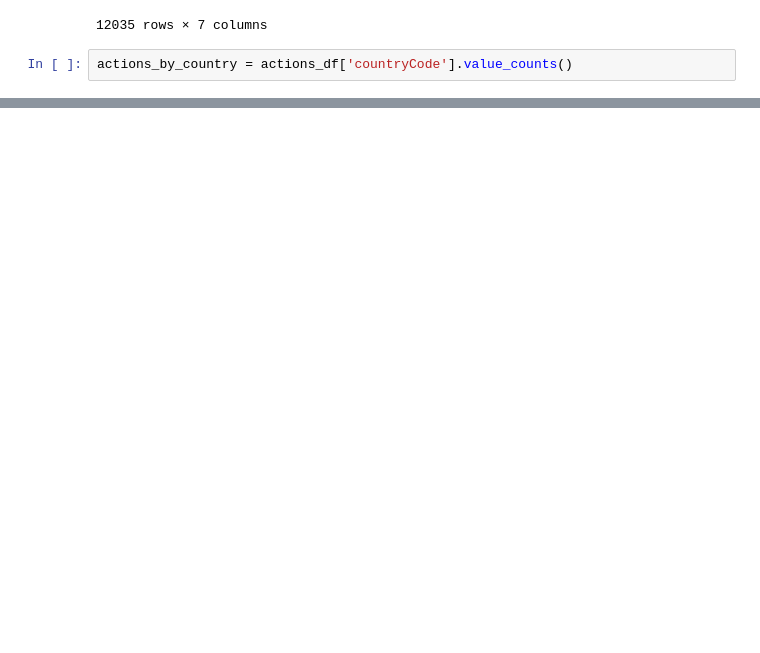
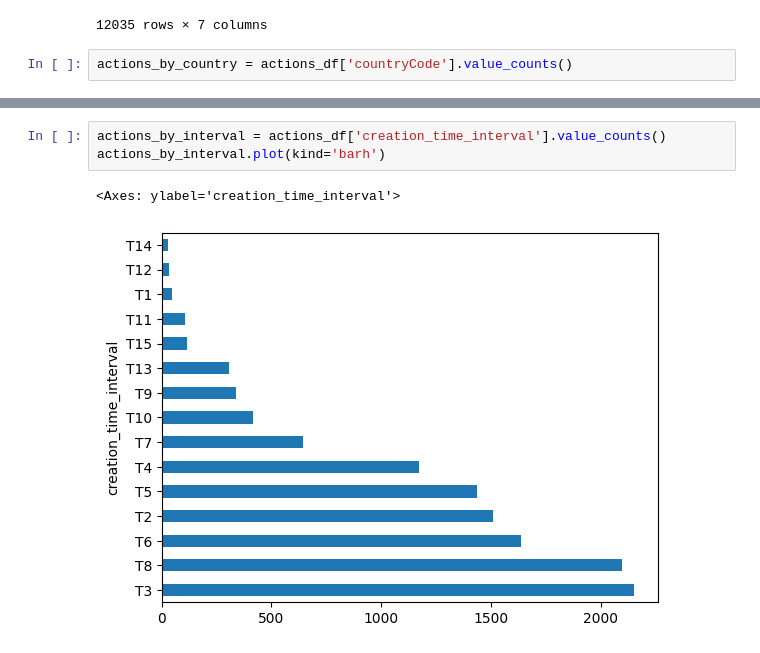
Before and after one commit to alinoz77/RecyclingSocialNetwork, a Jupyter notebook: ActionsStats.ipynb, the cells around one changed output, grey strips where cells are left out. Saved outputs shown, nothing was run; the diff lists cells and outputs as text; blank space fills up the shorter version.

```diff
--- a/ActionsStats.ipynb
+++ b/ActionsStats.ipynb
@@ -29,0 +30,6 @@ actions_by_country[actions_by_country > 100].plot(kind='barh')
+# %%
+actions_by_interval = actions_df['creation_time_interval'].value_counts()
+actions_by_interval.plot(kind='barh')
+# %% [output]
+<Axes: ylabel='creation_time_interval'>
+[figure, added]
```
Also changed, not shown: parts of 3 cells of this notebook, 3 other files.
